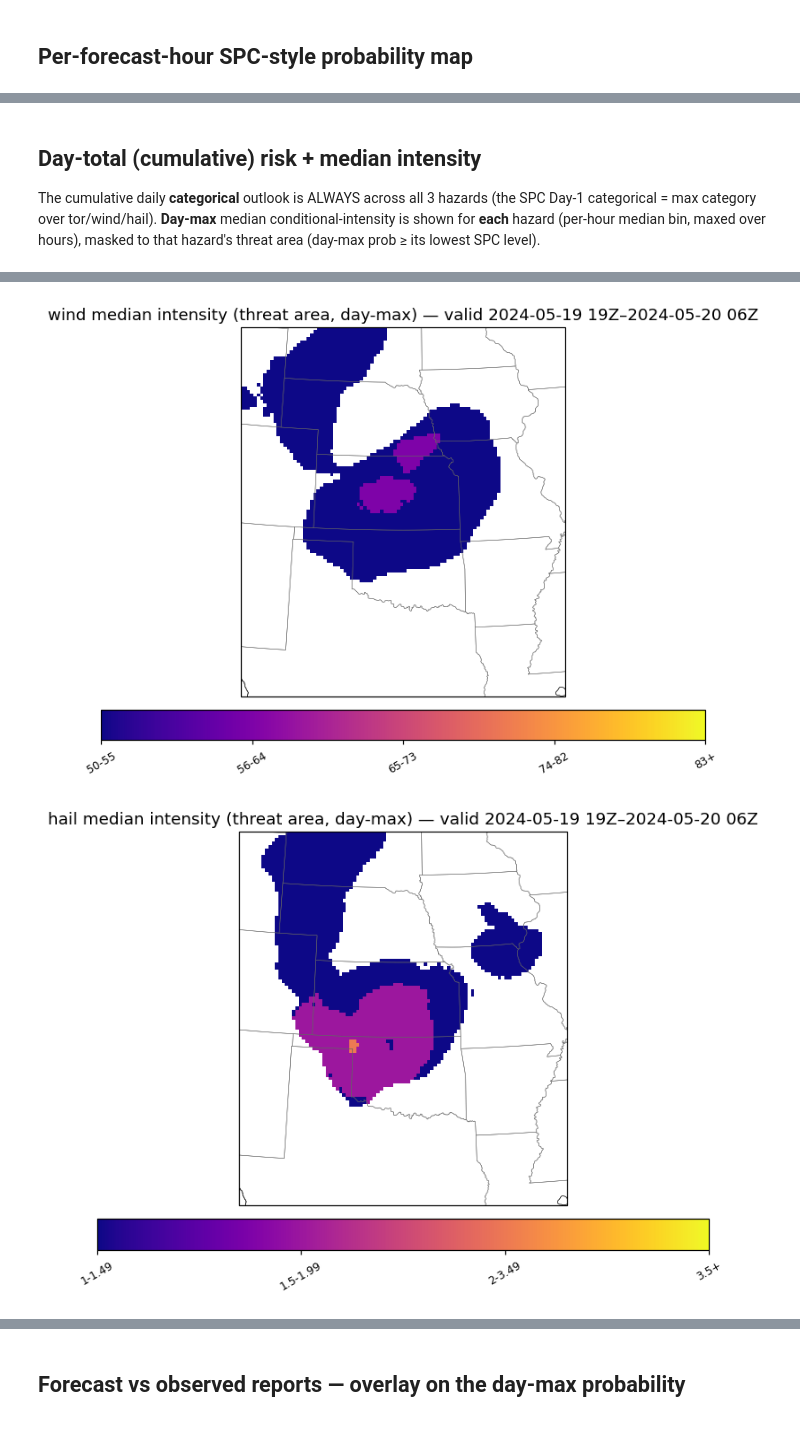
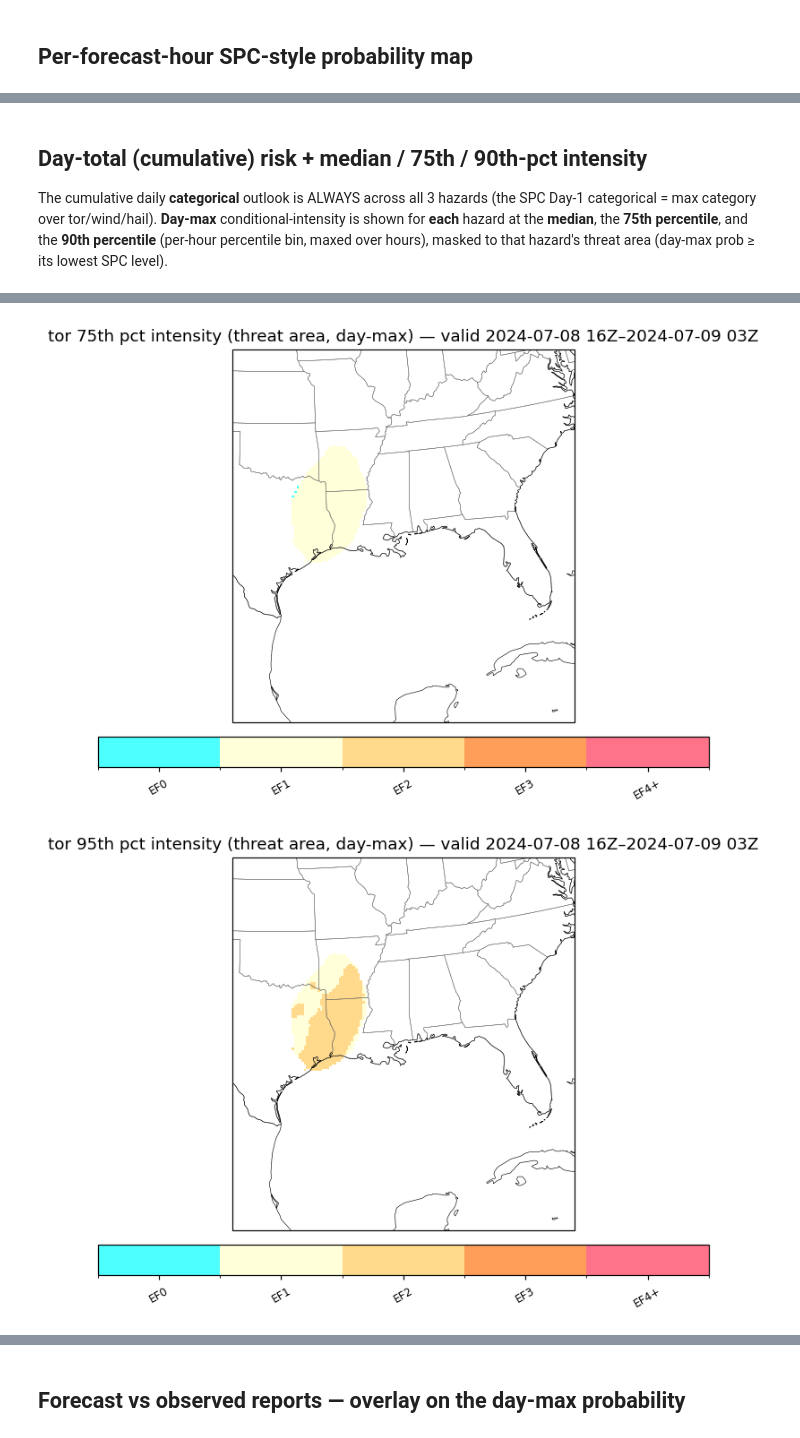
Before and after one commit to jwthiesing/FIGS, a Jupyter notebook: notebooks/01_case_analysis.ipynb, the cells around one changed output, grey strips where cells are left out. Saved outputs shown, nothing was run; the diff lists cells and outputs as text; code cells hidden in the pictures.

```diff
--- a/notebooks/01_case_analysis.ipynb
+++ b/notebooks/01_case_analysis.ipynb
@@ -16,9 +16,12 @@ from figs.products import plots, summary, cig, netcdf
 from figs.data import reports, grid
 
 # RUN   = datetime(2023, 4, 19, 18, tzinfo=timezone.utc)  # HRRR cycle to forecast
-# RUN   = datetime(2026, 6, 17, 18, tzinfo=timezone.utc)  # HRRR cycle to forecast
-RUN   = datetime(2024, 5, 23, 18, tzinfo=timezone.utc)  # HRRR cycle to forecast
+# RUN   = datetime(2024, 5, 6, 18, tzinfo=timezone.utc)  # HRRR cycle to forecast
+# RUN   = datetime(2021, 12, 10, 21, tzinfo=timezone.utc)  # HRRR cycle to forecast
+# RUN   = datetime(2022, 11, 29, 18, tzinfo=timezone.utc)  # HRRR cycle to forecast
 # RUN   = datetime(2026, 6, 18, 18, tzinfo=timezone.utc)  # HRRR cycle to forecast
+# RUN   = datetime(2024, 10, 9, 12, tzinfo=timezone.utc)  # HRRR cycle to forecast
+RUN   = datetime(2024, 7, 8, 15, tzinfo=timezone.utc)  # HRRR cycle to forecast
 FXX   = list(range(1, 13))                              # forecast hours
 HAZARD = 'tor'                                          # 'tor' | 'wind' | 'hail'
 MODELS = None                                           # None -> Data/models
@@ -60,8 +49,11 @@ in its own cell AFTER predict so you can re-tune the zoom and re-run just the pl
 without re-forecasting. `None` lets cartopy auto-fit the FIGS grid.
 # %%
 # MAP_EXTENT = [-110, -80, 25, 55]
+# MAP_EXTENT = [-95, -80, 30, 45] # Ohio river valley
 # MAP_EXTENT = [-95, -80, 25, 40] # Dixie
-MAP_EXTENT = [-105, -90, 30, 45] # Plains
+MAP_EXTENT = [-100, -80, 20, 40] # Dixie
+# MAP_EXTENT = [-105, -90, 30, 45] # Plains
+# MAP_EXTENT = [-85, -78, 23, 30] # Milton
 plots.set_extent(MAP_EXTENT)
 # %% [markdown]
 ## Per-forecast-hour SPC-style probability map
@@ -82,7 +74,7 @@ if preds:
 # %% [markdown]
-## Day-total (cumulative) risk + median intensity
+## Day-total (cumulative) risk + median / 75th / 90th-pct intensity
 
-The cumulative daily **categorical** outlook is ALWAYS across all 3 hazards (the SPC Day-1 categorical = max category over tor/wind/hail). **Day-max** median conditional-intensity is shown for **each** hazard (per-hour median bin, maxed over hours), masked to that hazard's threat area (day-max prob ≥ its lowest SPC level).
+The cumulative daily **categorical** outlook is ALWAYS across all 3 hazards (the SPC Day-1 categorical = max category over tor/wind/hail). **Day-max** conditional-intensity is shown for **each** hazard at the **median**, the **75th percentile**, and the **90th percentile** (per-hour percentile bin, maxed over hours), masked to that hazard's threat area (day-max prob ≥ its lowest SPC level).
 # %%
 if preds:
     from IPython.display import Image, display
@@ -92,14 +84,15 @@ if preds:
     combined = summary.combined_categorical(preds)
     plots.plot_categorical(combined['category'], 'all', f'cumulative daily categorical (all hazards) — {period}', '/tmp/_day.png')
     display(Image('/tmp/_day.png'))
-    # day-MAX median conditional-intensity bin for EACH hazard: per-hour
-    # median bin, then the element-wise max over hours (strongest median
-    # intensity reached anywhere that day). -1 = no mass; masked below.
+    # day-MAX conditional-intensity bin for EACH hazard at the median (q=0.5),
+    # 75th (q=0.75) and 90th (q=0.90) percentile: per-hour percentile bin, then the
+    # element-wise max over hours (strongest intensity reached anywhere that day).
+    # -1 = no mass; masked to the threat area below.
     for h in C.HAZARDS:
-        meds = np.stack([summary.median_intensity_bin(np.nan_to_num(preds[f][f'dist_{h}'])) for f in FXX], axis=0)
-        med = meds.max(axis=0)
         daymax_h = summary.day_max({f: preds[f][f'p_{h}'] for f in FXX})
-        med = np.where(daymax_h >= C.SPC_PROB_LEVELS[h][0], med, -1)  # threat area only
-        plots.plot_intensity(med, h, f'{h} median intensity (threat area, day-max) — {period}', f'/tmp/_int_{h}.png')
-        display(Image(f'/tmp/_int_{h}.png'))
+        for q, qlab in [(0.5, 'median'), (0.75, '75th pct'), (0.95, '95th pct'), (0.995, '99.5th pct')]:
+            qb = np.stack([summary.percentile_intensity_bin(np.nan_to_num(preds[f][f'dist_{h}']), q) for f in FXX], axis=0).max(axis=0)
+            qb = np.where(daymax_h >= C.SPC_PROB_LEVELS[h][0], qb, -1)  # threat area only
+            plots.plot_intensity(qb, h, f'{h} {qlab} intensity (threat area, day-max) — {period}', f'/tmp/_int_{h}_{q}.png')
+            display(Image(f'/tmp/_int_{h}_{q}.png'))
 # %% [output]
@@ -108,2 +101,2 @@ if preds:
-[figure, old version]
+[figure, new version]
-[figure, old version]
+[figure, new version]
```
Also changed, not shown: parts of 7 cells of this notebook, 5 other files.
